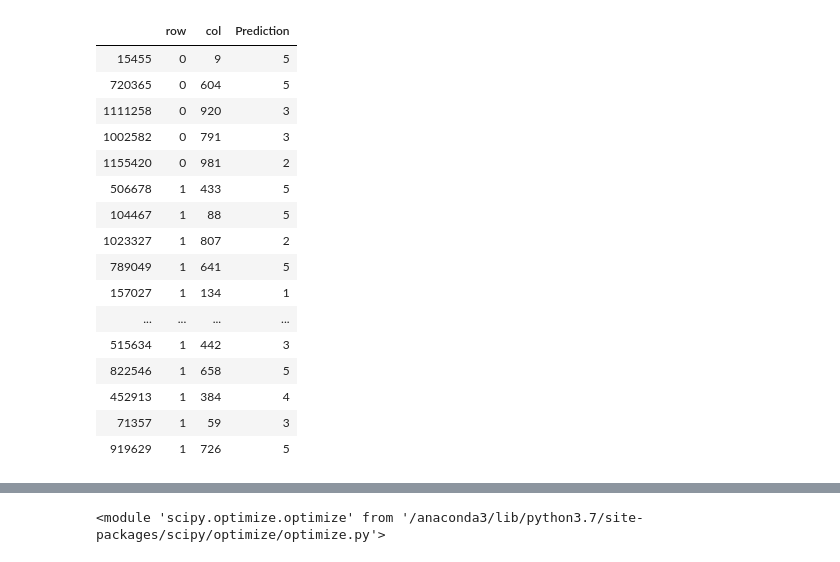
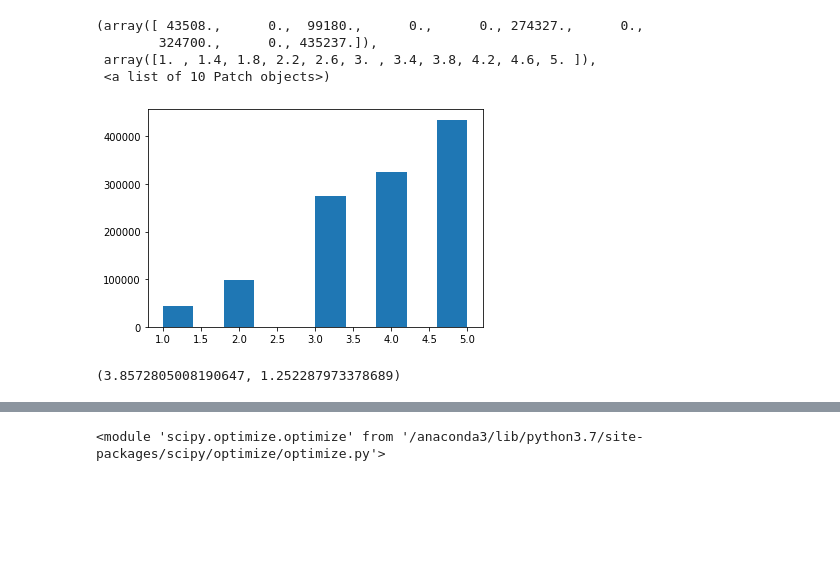
Before and after one commit to AndreasOpedal/cilsg, a Jupyter notebook: mian/gaussian_plsa.ipynb, the cells around one changed output, grey strips where cells are left out. Saved outputs shown, nothing was run; the diff lists cells and outputs as text; code cells hidden in the pictures; blank space fills up the shorter version.

Commit message:
EM-algorithm, tested by toy example. Gaussian Model fitted with fold 1 (10 iter, 10 latent) rmse1.37

```diff
--- a/mian/gaussian_plsa.ipynb
+++ b/mian/gaussian_plsa.ipynb
@@ -8,24 +10,17 @@ fold_3 = pd.read_csv('../andreas/fold_3.csv', index_col = 0)
 fold_4 = pd.read_csv('../andreas/fold_4.csv', index_col = 0)
 fold_5 = pd.read_csv('../andreas/fold_5.csv', index_col = 0)
 folds = [fold_1, fold_2, fold_3, fold_4, fold_5]
-# %%
-test = fold_1.head(20).copy()
-test
-# %% [output]
-|  | row | col | Prediction |
-| 15455 | 0 | 9 | 5 |
-| 720365 | 0 | 604 | 5 |
-| 1111258 | 0 | 920 | 3 |
-| 1002582 | 0 | 791 | 3 |
-| 1155420 | 0 | 981 | 2 |
-| 506678 | 1 | 433 | 5 |
-| 104467 | 1 | 88 | 5 |
-| 1023327 | 1 | 807 | 2 |
-| 789049 | 1 | 641 | 5 |
-| 157027 | 1 | 134 | 1 |
-| ... | ... | ... | ... |
-| 515634 | 1 | 442 | 3 |
-| 822546 | 1 | 658 | 5 |
-| 452913 | 1 | 384 | 4 |
-| 71357 | 1 | 59 | 3 |
-| 919629 | 1 | 726 | 5 |
+# %%
+train = pd.read_csv("../data/data_train.csv")
+# %%
+plt.hist(train['Prediction'])
+# %% [output]
+(array([ 43508.,      0.,  99180.,      0.,      0., 274327.,      0.,
+        324700.,      0., 435237.]),
+ array([1. , 1.4, 1.8, 2.2, 2.6, 3. , 3.4, 3.8, 4.2, 4.6, 5. ]),
+ <a list of 10 Patch objects>)
+[figure, added]
+# %%
+np.mean(train['Prediction']), np.var(train['Prediction'])
+# %% [output]
+(3.8572805008190647, 1.252287973378689)
```
Also changed, not shown: parts of 14 cells of this notebook.
